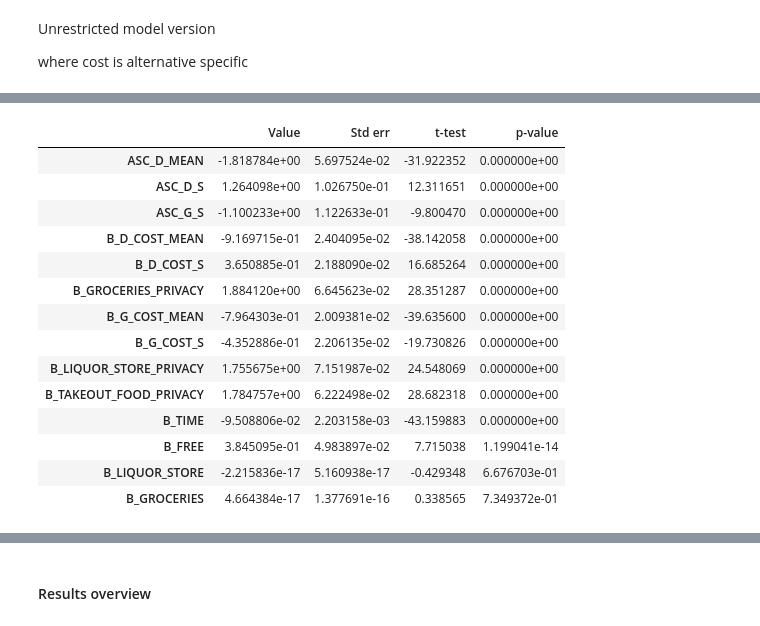
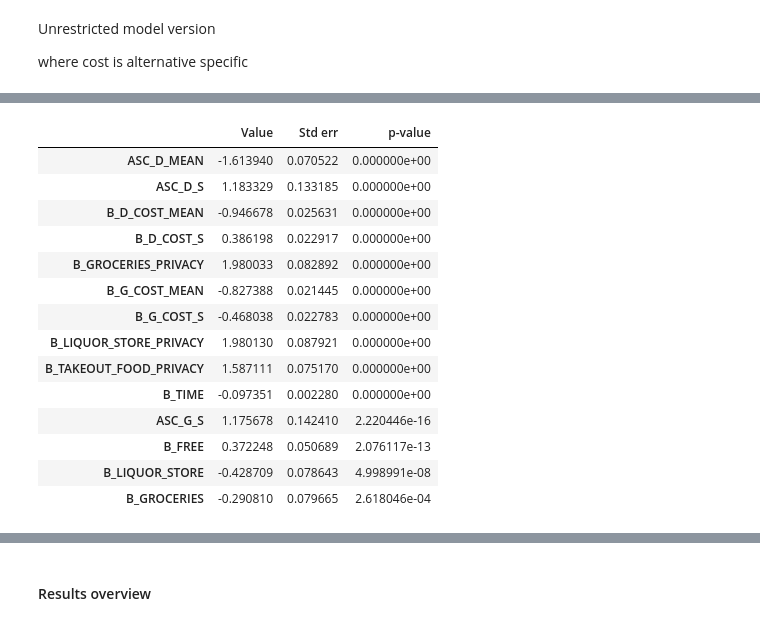
Before and after one commit to aberke/drones-consumer-privacy, a Jupyter notebook: data-analysis/survey-sample-experimental-models-combined-v0-v2-v3.ipynb, the cells around one changed output, grey strips where cells are left out. Cells and saved outputs as stored; diff of their text form; code cells hidden in the pictures.

```diff
--- a/data-analysis/survey-sample-experimental-models-combined-v0-v2-v3.ipynb
+++ b/data-analysis/survey-sample-experimental-models-combined-v0-v2-v3.ipynb
@@ -269,5 +34,0 @@ choices_df.head(3)
-# %%
-# add in extra for evaluating trade-offs
-choices_df['d_time - g_time'] = choices_df['d_time'] - choices_df['g_time']
-choices_df['d_cost - g_cost'] = choices_df['d_cost'] - choices_df['g_cost']
-choices_df.head(3)
@@ -370,11 +132,3 @@ from biogeme.expressions import (
 )
 # %%
 v = vs
-# %%
-# Biogeme can only work with respondent IDs as integers
-# map respondent IDs to integers as the index where they appear
-ids_map = {rid: i for i, rid in enumerate(sample_df['ResponseId'])}
-choices_df['ID'] = choices_df['ResponseId'].map(ids_map)
-# Also Biogeme requires the IDs to be sorted.
-choices_df.sort_values(by='ID', inplace=True)
-# ids_map
@@ -392,8 +162,8 @@ model_choice_cols = [
     # dummy code vendor type
     'takeout_food', 'liquor_store', 'groceries',
 
-    'gender',     # 1=male; -1=female; 0=otherwise
     # dummy coded (0/1)
+    'male',       # 1=male; 0=otherwise
     'age_young',
     'age_old',
     'residence_house',
@@ -644,7 +406,7 @@ Unrestricted model version
 where cost is alternative specific
 # %%
 """
-Using takeout_food as the reference level for vendor type
+Using takeout_food as the reference level for vendor type (fixed to 0)
 
 V_groundvehicle = ASC_g + B_g_cost * g_cost + B_free * g_free + B_time * g_time
     + B_takeout_food * takeout_food
@@ -702,10 +464,7 @@ G_AV = 1
 D_AV = 1
 
 # Definition of the utility functions
-VG = ASC_G + B_G_COST*g_cost + B_FREE*g_free + B_TIME*g_time \
-    + B_TAKEOUT_FOOD*takeout_food \
-    + B_LIQUOR_STORE*liquor_store \
-    + B_GROCERIES*groceries
+VG = ASC_G + B_G_COST*g_cost + B_FREE*g_free + B_TIME*g_time
 VD = ASC_D + B_D_COST*d_cost + B_FREE*d_free + B_TIME*d_time \
     + B_TAKEOUT_FOOD*takeout_food + B_TAKEOUT_FOOD_PRIVACY*takeout_food*d_privacy \
     + B_LIQUOR_STORE*liquor_store + B_LIQUOR_STORE_PRIVACY*liquor_store*d_privacy \
@@ -718,7 +477,6 @@ av = {0: G_AV, 1: D_AV}
 
 # Definition of the model. This is the contribution of each
 # observation to the log likelihood function.
-
 obsprob = models.logit(V, av, choice)
 condprobIndiv = PanelLikelihoodTrajectory(obsprob)
 logprob = log(MonteCarlo(condprobIndiv))
@@ -727,7 +485,7 @@ logprob = log(MonteCarlo(condprobIndiv))
 msg.bioMessage().setWarning() # .setGeneral() .setDetailed() << other options for messages
 
 # Create the Biogeme object
-draws=100
+draws=200
 biogeme = bio.BIOGEME(
     database,
     logprob,
@@ -765,18 +523,18 @@ adjusted likelihood ratio index: rho-bar-squared:=0.2754572734674636
 # %%
-as_rplm_results.getEstimatedParameters().sort_values('p-value')[['Value', 'Std err', 't-test', 'p-value']]
+as_rplm_results.getEstimatedParameters().sort_values('p-value')[['Value', 'Std err', 'p-value']]
 # %% [output]
-|  | Value | Std err | t-test | p-value |
-| ASC_D_MEAN | -1.818784e+00 | 5.697524e-02 | -31.922352 | 0.000000e+00 |
-| ASC_D_S | 1.264098e+00 | 1.026750e-01 | 12.311651 | 0.000000e+00 |
-| ASC_G_S | -1.100233e+00 | 1.122633e-01 | -9.800470 | 0.000000e+00 |
-| B_D_COST_MEAN | -9.169715e-01 | 2.404095e-02 | -38.142058 | 0.000000e+00 |
-| B_D_COST_S | 3.650885e-01 | 2.188090e-02 | 16.685264 | 0.000000e+00 |
-| B_GROCERIES_PRIVACY | 1.884120e+00 | 6.645623e-02 | 28.351287 | 0.000000e+00 |
-| B_G_COST_MEAN | -7.964303e-01 | 2.009381e-02 | -39.635600 | 0.000000e+00 |
-| B_G_COST_S | -4.352886e-01 | 2.206135e-02 | -19.730826 | 0.000000e+00 |
-| B_LIQUOR_STORE_PRIVACY | 1.755675e+00 | 7.151987e-02 | 24.548069 | 0.000000e+00 |
-| B_TAKEOUT_FOOD_PRIVACY | 1.784757e+00 | 6.222498e-02 | 28.682318 | 0.000000e+00 |
-| B_TIME | -9.508806e-02 | 2.203158e-03 | -43.159883 | 0.000000e+00 |
-| B_FREE | 3.845095e-01 | 4.983897e-02 | 7.715038 | 1.199041e-14 |
-| B_LIQUOR_STORE | -2.215836e-17 | 5.160938e-17 | -0.429348 | 6.676703e-01 |
-| B_GROCERIES | 4.664384e-17 | 1.377691e-16 | 0.338565 | 7.349372e-01 |
+|  | Value | Std err | p-value |
+| ASC_D_MEAN | -1.613940 | 0.070522 | 0.000000e+00 |
+| ASC_D_S | 1.183329 | 0.133185 | 0.000000e+00 |
+| B_D_COST_MEAN | -0.946678 | 0.025631 | 0.000000e+00 |
+| B_D_COST_S | 0.386198 | 0.022917 | 0.000000e+00 |
+| B_GROCERIES_PRIVACY | 1.980033 | 0.082892 | 0.000000e+00 |
+| B_G_COST_MEAN | -0.827388 | 0.021445 | 0.000000e+00 |
+| B_G_COST_S | -0.468038 | 0.022783 | 0.000000e+00 |
+| B_LIQUOR_STORE_PRIVACY | 1.980130 | 0.087921 | 0.000000e+00 |
+| B_TAKEOUT_FOOD_PRIVACY | 1.587111 | 0.075170 | 0.000000e+00 |
+| B_TIME | -0.097351 | 0.002280 | 0.000000e+00 |
+| ASC_G_S | 1.175678 | 0.142410 | 2.220446e-16 |
+| B_FREE | 0.372248 | 0.050689 | 2.076117e-13 |
+| B_LIQUOR_STORE | -0.428709 | 0.078643 | 4.998991e-08 |
+| B_GROCERIES | -0.290810 | 0.079665 | 2.618046e-04 |
```
Also changed, not shown: parts of 53 cells of this notebook, 6 other files.
